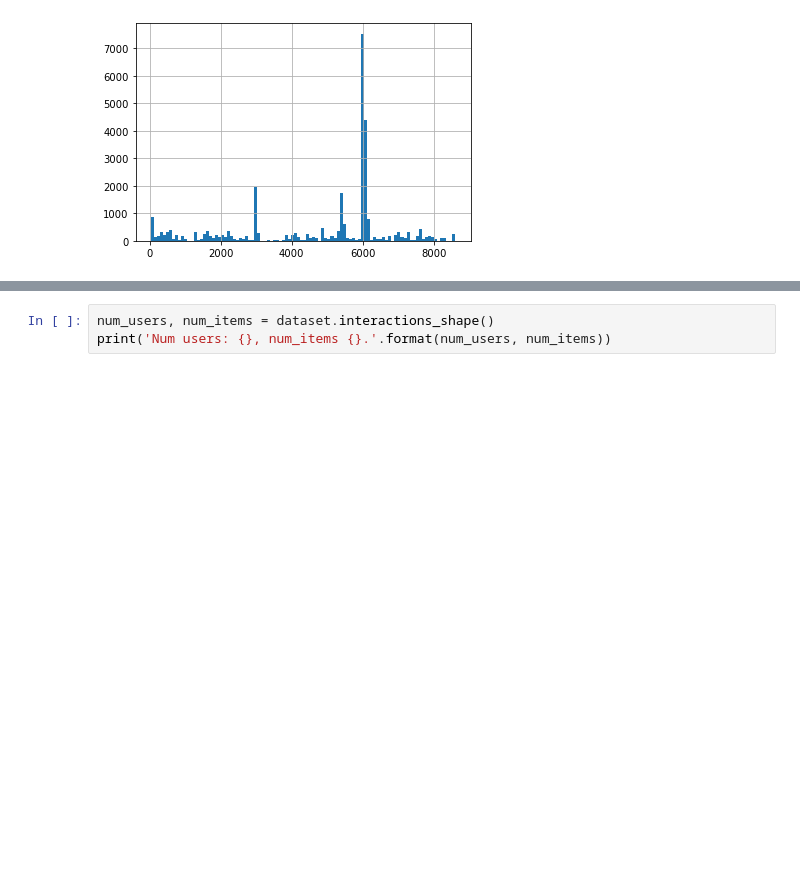
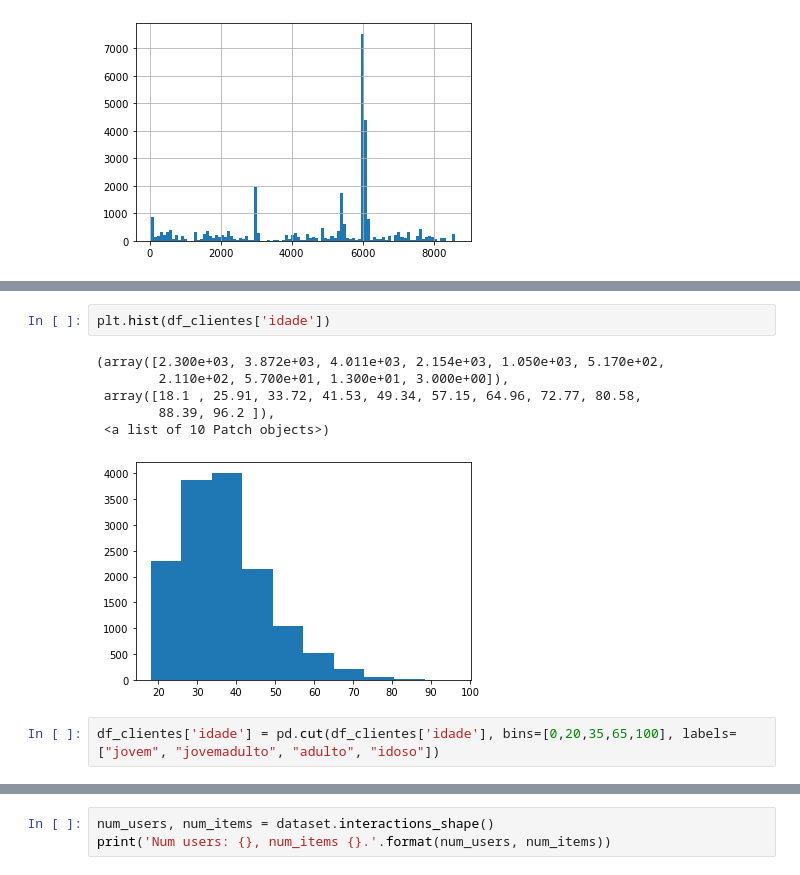
Before and after one commit to flph2/fiap_hackaton, a Jupyter notebook: notebooks/lightfm3.ipynb, the cells around one changed output, grey strips where cells are left out. Cells and saved outputs as stored; diff of their text form; blank space fills up the shorter version.

```diff
--- a/notebooks/lightfm3.ipynb
+++ b/notebooks/lightfm3.ipynb
@@ -114,0 +130,11 @@ df_clientes.sample(2)
+# %%
+plt.hist(df_clientes['idade'])
+# %% [output]
+(array([2.300e+03, 3.872e+03, 4.011e+03, 2.154e+03, 1.050e+03, 5.170e+02,
+        2.110e+02, 5.700e+01, 1.300e+01, 3.000e+00]),
+ array([18.1 , 25.91, 33.72, 41.53, 49.34, 57.15, 64.96, 72.77, 80.58,
+        88.39, 96.2 ]),
+ <a list of 10 Patch objects>)
+[figure, added]
+# %%
+df_clientes['idade'] = pd.cut(df_clientes['idade'], bins=[0,20,35,65,100], labels=["jovem", "jovemadulto", "adulto", "idoso"])
```
Also changed, not shown: parts of 31 cells of this notebook.
